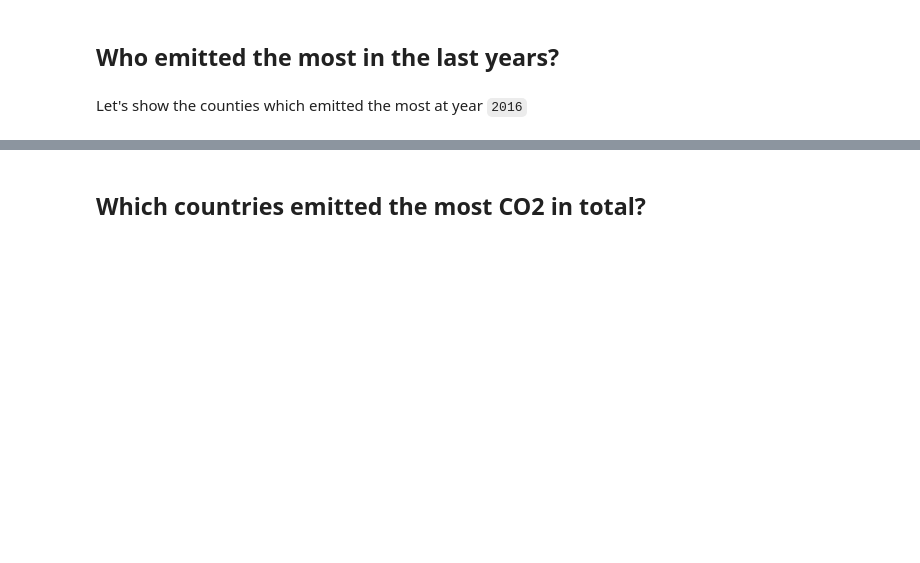
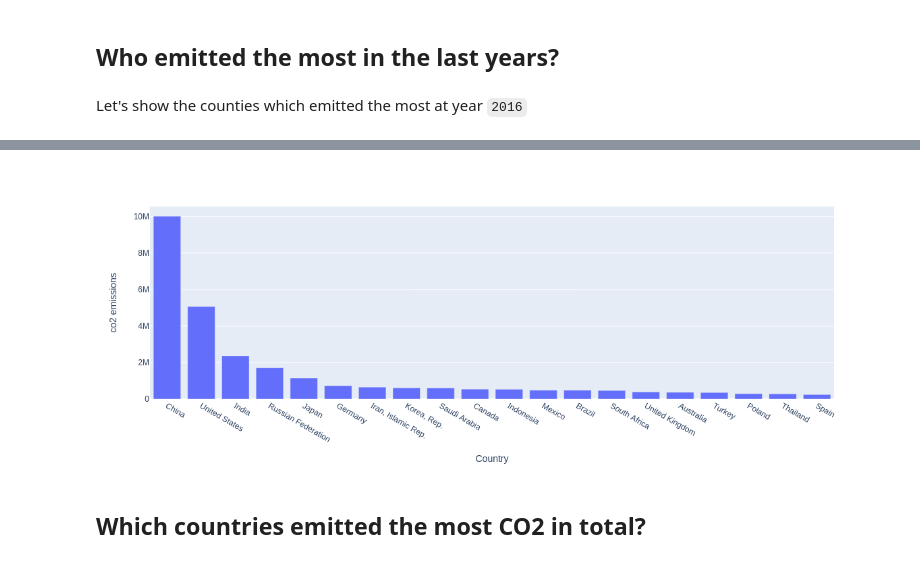
Before and after one commit to Reslan-Tinawi/Who-is-responsible-for-climate-change, a Jupyter notebook: who-is-responsible-for-climate-change.ipynb, the cells around one changed output, grey strips where cells are left out. Saved outputs shown, nothing was run; the diff lists cells and outputs as text; code cells hidden in the pictures; blank space fills up the shorter version.

Commit message:
Update charts

```diff
--- a/who-is-responsible-for-climate-change.ipynb
+++ b/who-is-responsible-for-climate-change.ipynb
@@ -30,9 +37,8 @@ co2_emissions_df.head()
 # %% [markdown]
 ## Country population data:
 # %%
-# year 2019 has the most recent non-missing data
 country_population_df = (
-    wb.get_series(COUNTRY_POPULATION_SIZE_DATA, simplify_index=True, date="2019")
+    wb.get_series(COUNTRY_POPULATION_SIZE_DATA, simplify_index=True)
     .reset_index()
     .rename(columns={COUNTRY_POPULATION_SIZE_DATA: "population size"})
 )
@@ -116,6 +170,7 @@ overall_stats_df.head()
 # %%
 time_series_df = (
     co2_emissions_df.merge(right=country_gdp_df, on=["Country", "Year"])
+    .merge(right=country_population_df, on=["Country", "Year"])
     .merge(right=poverty_percentages_df, on=["Country", "Year"])
     .sort_values(by="Year")
 )
@@ -177,8 +277,8 @@ overall_stats_df["emissions per area"] = (
 # %% [markdown]
 ### CO2 emissions per capita:
 # %%
-overall_stats_df["emissions per capita"] = (
-    overall_stats_df["co2 emissions"] / overall_stats_df["population size"]
+time_series_df["emissions per capita"] = (
+    time_series_df["co2 emissions"] / time_series_df["population size"]
 )
 # %% [markdown]
 # Data visualization:
@@ -190,10 +290,15 @@ def get_top_n_countries(n: int, by: str):
 # %% [markdown]
 Let's show the counties which emitted the most at year `2016`
 # %%
+temp_df = time_series_df[time_series_df.Year.isin([2015, 2016, 2017, 2018, 2019, 2020])].groupby(
+    by="Country"
+).agg({"co2 emissions": np.mean}).reset_index().sort_values(
+    by="co2 emissions", ascending=False
+)
+
 px.bar(
-    data_frame=time_series_df[time_series_df.Year == 2016].sort_values(
-        by="co2 emissions", ascending=False
-    )[:15],
+    data_frame=temp_df[:20],
     x="Country",
     y="co2 emissions",
 )
+# %% [output]
@@ -200,3 +306,4 @@ px.bar(
+[figure, added]
 # %% [markdown]
 ## Which countries emitted the most CO2 in total?
 # %% [markdown]
```
Also changed, not shown: parts of 30 cells of this notebook.
